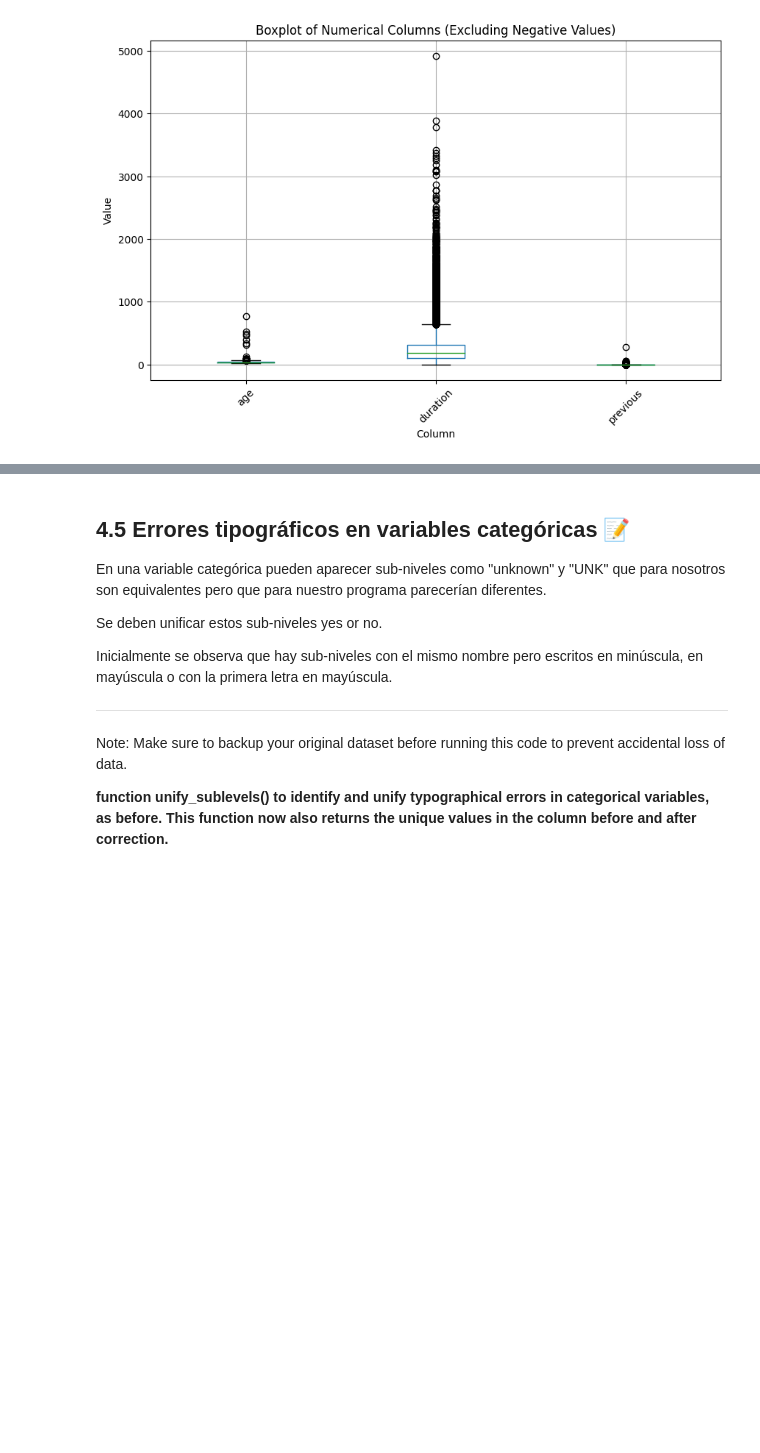
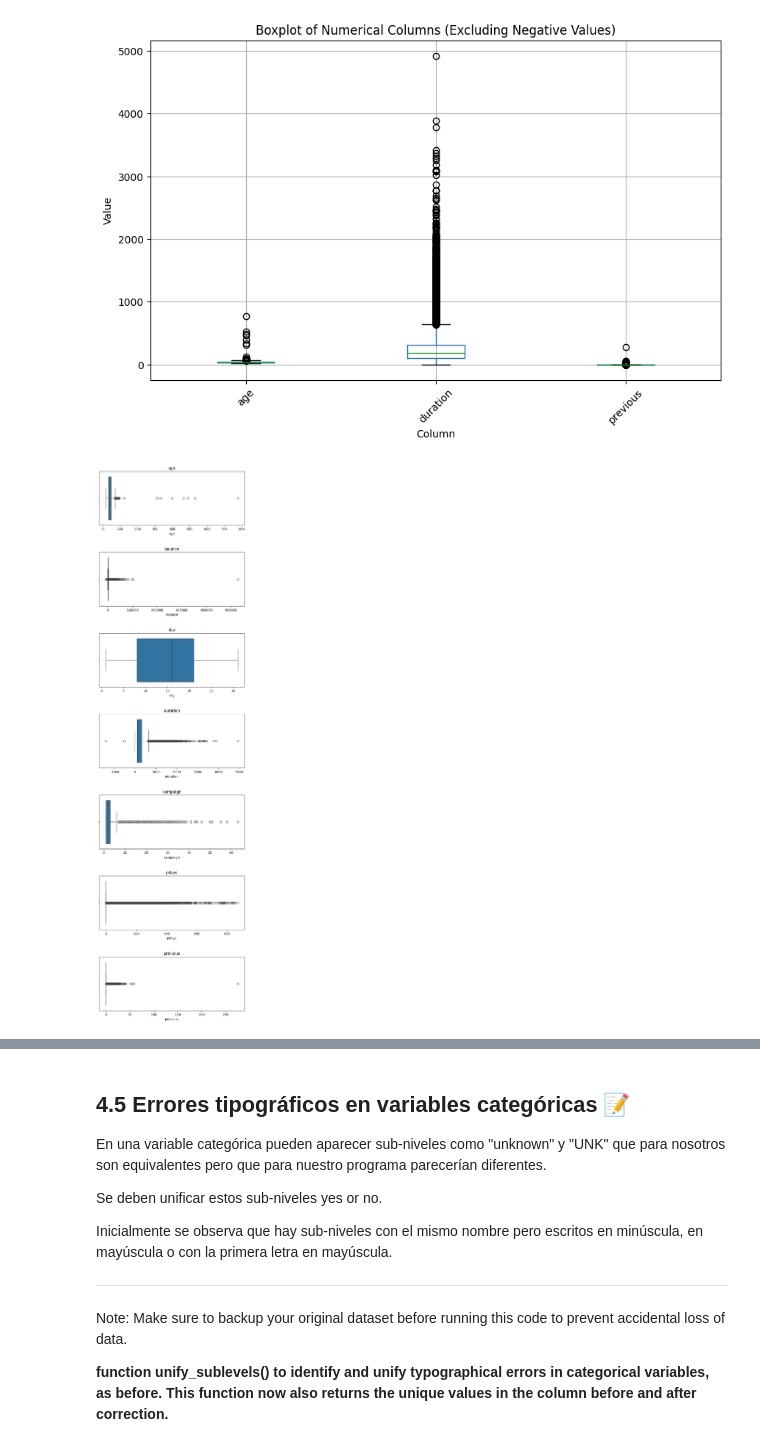
Before and after one commit to AndrewsJascoro/DataAnalyts_Mintic_Talento_Tech, a Jupyter notebook: Data_Cleaning_Tutorial.ipynb, the cells around one changed output, grey strips where cells are left out. Cells and saved outputs as stored; diff of their text form; code cells hidden in the pictures; blank space fills up the shorter version.

```diff
--- a/Data_Cleaning_Tutorial.ipynb
+++ b/Data_Cleaning_Tutorial.ipynb
@@ -957,3 +1028,11 @@ array([2.1430e+03, 2.9000e+01, 2.0000e+00, ..., 8.2050e+03, 1.4204e+04,
 
 ---
 Note: You need to know the information about the column data types and handling non-numeric values.
+# %%
+# Conteo de los niveles en las diferentes columnas categóricas
+cols_cat = ['job', 'marital', 'education', 'default', 'housing',
+       'loan', 'contact', 'month', 'poutcome', 'y']
+print("'warning' ⚠ This is for how to work cols_cat 'The data was cleaned in the original file' ")
+print("Can you read the previous code that is an other kind of example ")
+for col in cols_cat:
+  print(f'Columna {col}: {df[col].nunique()} subniveles')
@@ -1130,3 +1250,17 @@ plt.grid(True)
 plt.show()
 # %% [output]
 [figure]
+# %%
+# Generar gráficas individuales pues las variables numéricas
+# están en rangos diferentes
+cols_num = ['age', 'balance', 'day', 'duration', 'campaign',
+            'pdays', 'previous']
+
+fig, ax = plt.subplots(nrows=7, ncols=1, figsize=(8,30))
+fig.subplots_adjust(hspace=0.5)
+
+for i, col in enumerate(cols_num):
+    sns.boxplot(x=col, data=df, ax=ax[i])
+    ax[i].set_title(col)
+# %% [output]
+[figure, added]
```
Also changed, not shown: parts of 13 cells of this notebook.
